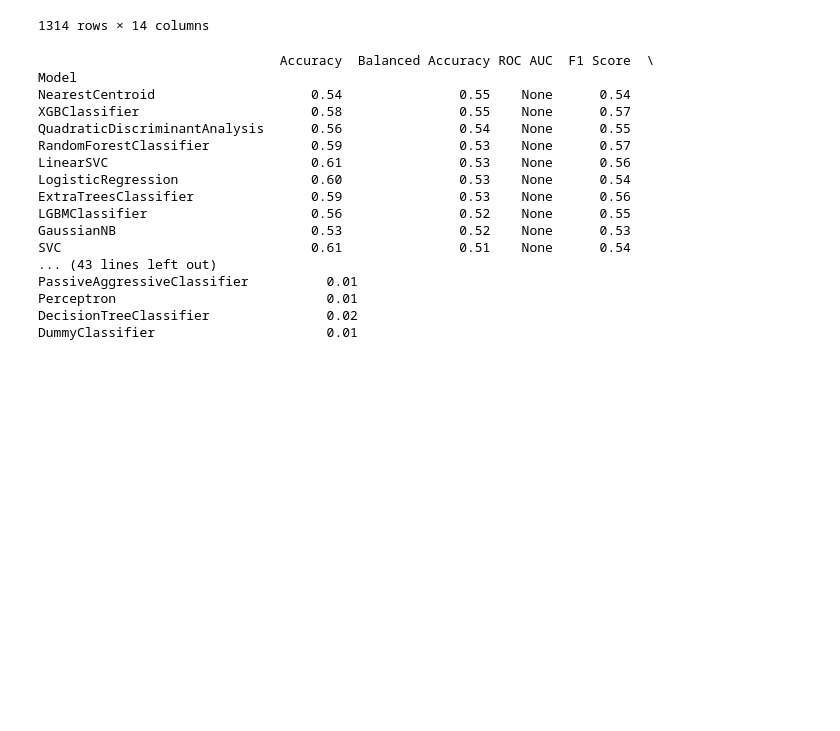
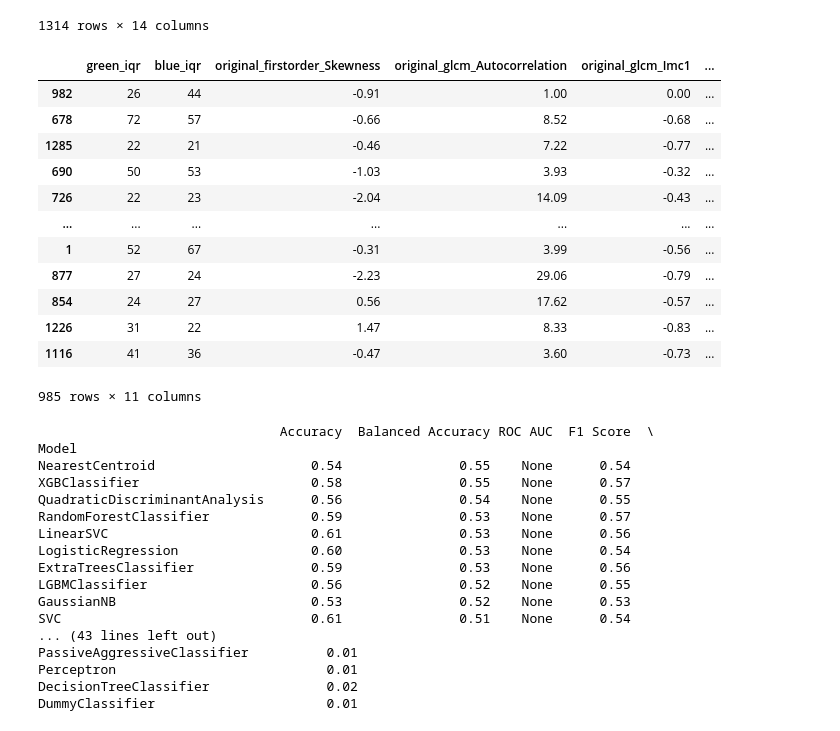
Before and after one commit to ricmonteiro/meley, a Jupyter notebook: model_training/model_training_50_mel_vs_keratosis_neither.ipynb, the cells around one changed output. Cells and saved outputs as stored; diff of their text form; code cells hidden in the pictures; blank space fills up the shorter version.

```diff
--- a/model_training/model_training_50_mel_vs_keratosis_neither.ipynb
+++ b/model_training/model_training_50_mel_vs_keratosis_neither.ipynb
@@ -61,6 +61,22 @@ fifty_mel_vs_keratosis_neither_features_targets
 X = fifty_mel_vs_keratosis_neither_features_targets.iloc[:,1:-2]
 y = fifty_mel_vs_keratosis_neither_features_targets['melanoma']
 X_train, X_test, y_train, y_test = train_test_split(X, y)
+# %%
+X_train
+# %% [output]
+|  | green_iqr | blue_iqr | original_firstorder_Skewness | original_glcm_Autocorrelation | original_glcm_Imc1 | ... |
+| 982 | 26 | 44 | -0.91 | 1.00 | 0.00 | ... |
+| 678 | 72 | 57 | -0.66 | 8.52 | -0.68 | ... |
+| 1285 | 22 | 21 | -0.46 | 7.22 | -0.77 | ... |
+| 690 | 50 | 53 | -1.03 | 3.93 | -0.32 | ... |
+| 726 | 22 | 23 | -2.04 | 14.09 | -0.43 | ... |
+| ... | ... | ... | ... | ... | ... | ... |
+| 1 | 52 | 67 | -0.31 | 3.99 | -0.56 | ... |
+| 877 | 27 | 24 | -2.23 | 29.06 | -0.79 | ... |
+| 854 | 24 | 27 | 0.56 | 17.62 | -0.57 | ... |
+| 1226 | 31 | 22 | 1.47 | 8.33 | -0.83 | ... |
+| 1116 | 41 | 36 | -0.47 | 3.60 | -0.73 | ... |
+985 rows × 11 columns
 # %%
 # Preliminary model training and evaluation with LazyClassifier
 clf = LazyClassifier(verbose=0,ignore_warnings=True, custom_metric=None)
```
Also changed, not shown: parts of 11 cells of this notebook, 2 other files.
